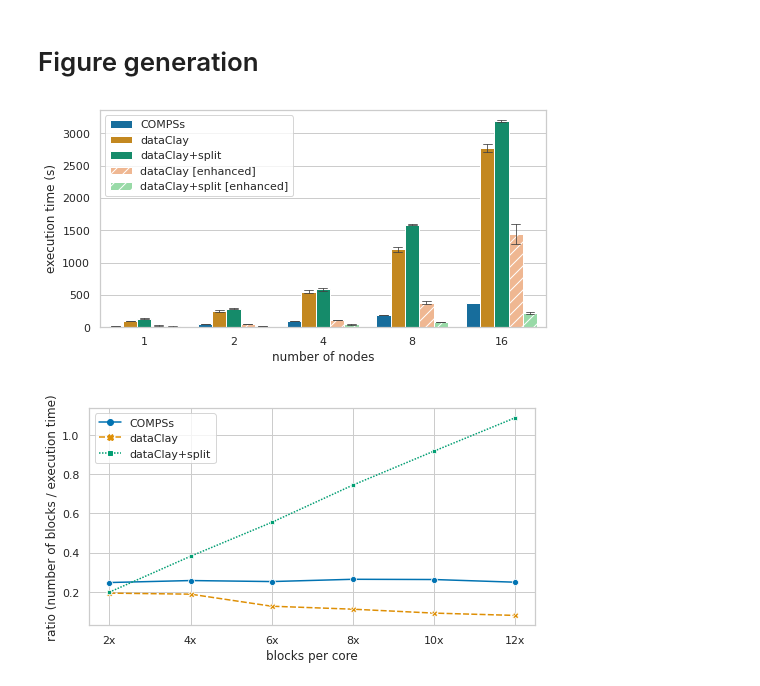
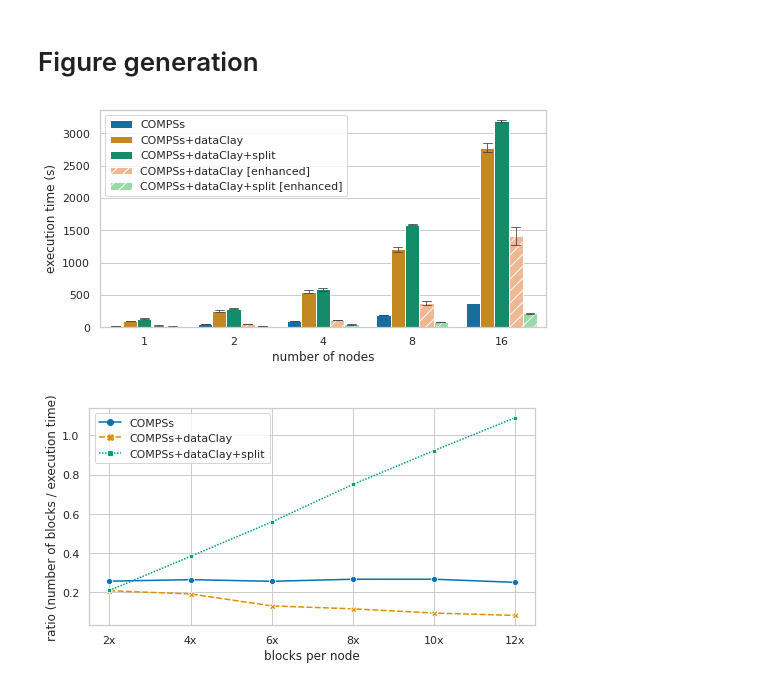
Before and after one commit to bsc-dom/split-miniapps, a Jupyter notebook: analysis/neighbors.ipynb, the cells around one changed output. Saved outputs shown, nothing was run; the diff lists cells and outputs as text; code cells hidden in the pictures.

```diff
--- a/analysis/neighbors.ipynb
+++ b/analysis/neighbors.ipynb
@@ -25,6 +25,9 @@ df.query("start_ts > '2022-06-01'", inplace=True)
 
 # Some bogus executions when testing copy stuff flags
 df.query("(id < 24082000) or (id > 24083000)", inplace=True)
+
+# I botched up a series of execution that are useless
+df.query("n_blocks_fit >= ((nodes - 1) * 2)", inplace=True)
 # %%
 edf = df.explode("kneighbors_time").sort_values('mode')
 edf['kneighbors_time'] = edf['kneighbors_time'].astype(float)
@@ -151,35 +183,37 @@ hue_order=["COMPSs", "dataClay[no copy]", "dataClay+split[no copy]", "dataClay",
 
 ax = sns.barplot(y="kneighbors_time", x="nodes", hue="mode",
                  data=kneighbors_data,
                  capsize=0.1,
                  errwidth=0.8,
                  hue_order=hue_order,
                  palette=sns.color_palette("colorblind")[:3] + sns.color_palette("pastel")[1:3])
 
 for i, bar in enumerate(ax.patches):
     if (i > 14):  # experimentally found the proper value == 14
         bar.set_hatch('//')
 
 h, l = ax.get_legend_handles_labels()
-ax.legend(h, ["COMPSs", "dataClay", "dataClay+split", "dataClay [enhanced]", "dataClay+split [enhanced]"])
+ax.legend(h, ["COMPSs", "COMPSs+dataClay", "COMPSs+dataClay+split",
+              "COMPSs+dataClay [enhanced]", "COMPSs+dataClay+split [enhanced]"])
 ax.set_ylabel("execution time (s)")
 ax.set_xlabel("number of nodes")
 
 save_tweaks("kneighbors-weakscaling.pdf")
 plt.show()
 
 ax = sns.lineplot(data=mean_data, style="mode",
                   markers=True, x="n_blocks_fit",
                   hue="mode", y="speedup",
                   palette="colorblind")
 
-ax.legend().title = ""
+h, l = ax.get_legend_handles_labels()
+ax.legend(h, ["COMPSs", "COMPSs+dataClay", "COMPSs+dataClay+split"])
 ax.set_ylabel("ratio (number of blocks / execution time)")
-ax.set_xlabel("blocks per core")
+ax.set_xlabel("blocks per node")
 ax.set(xticks=[16, 32, 48, 64, 80, 96], xticklabels=["2x", "4x", "6x", "8x", "10x", "12x"])
 
 save_tweaks("kneighbors-grow.pdf")
 plt.show()
 # %% [output]
-[figure, old version]
+[figure, new version]
-[figure, old version]
+[figure, new version]
```
Also changed, not shown: parts of 14 cells of this notebook, 48 other files.
